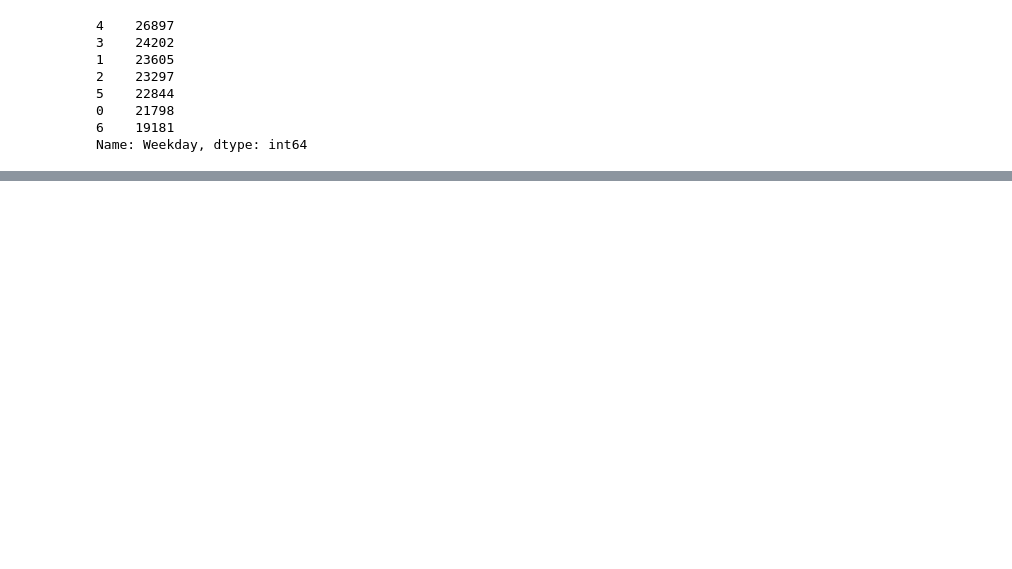
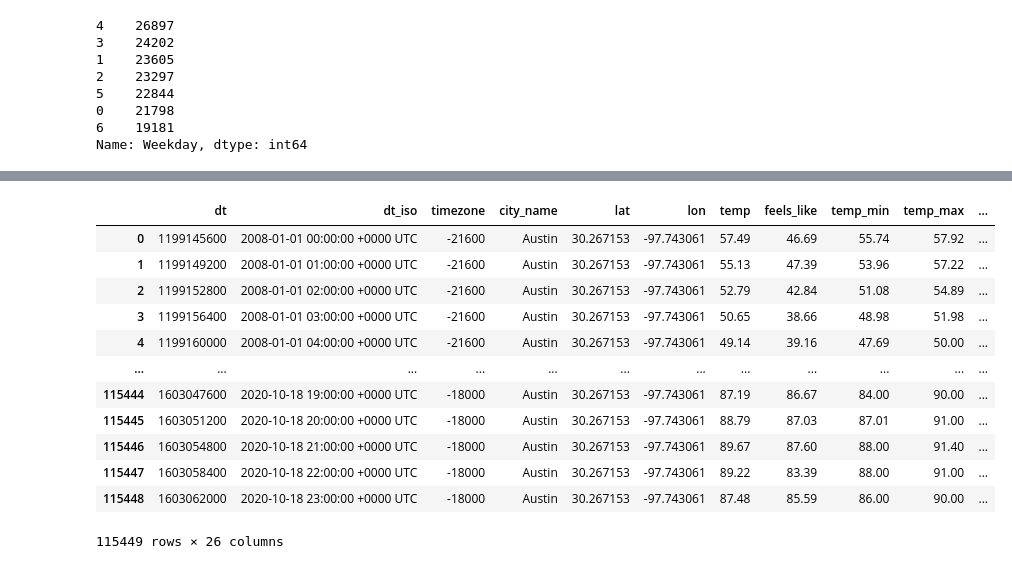
Before and after one commit to JacksonPeoples/Springboard, a Jupyter notebook: CapstoneTwo/DataWrangling.ipynb, the cells around one changed output, grey strips where cells are left out. Drawn from its saved outputs; the diff is of its cells as text; code cells hidden in the pictures; blank space fills up the shorter version.

```diff
--- a/CapstoneTwo/DataWrangling.ipynb
+++ b/CapstoneTwo/DataWrangling.ipynb
@@ -137,0 +207,15 @@ print(crash_data['crash_date'].min())
+# %%
+def del_tz(text):
+    tup = text.partition(' +')
+    return tup[0]
+
+def to_dt(time_string):
+    return pd.to_datetime(time_string)
+
+def cst_conv(time):
+    return time - np.timedelta64(5, 'h')
+
+def time_clean(time_string):
+    return cst_conv(to_dt(del_tz(time_string)))
+# %%
+weather_data['rounded_time'] = weather_data['dt_iso'].apply(time_clean)
@@ -137,0 +382,4 @@ print(crash_data['crash_date'].min())
+# %%
+weath_date_vc = weather_data['rounded_time'].value_counts()
+# %%
+repeat_3 = weath_date_vc.loc[weath_date_vc == 3]
@@ -137,0 +392,16 @@ print(crash_data['crash_date'].min())
+# %%
+weather_data.loc[weather_data['rounded_time'].isin(repeat_3).index]
+# %% [output]
+|  | dt | dt_iso | timezone | city_name | lat | lon | temp | feels_like | temp_min | temp_max | ... |
+| 0 | 1199145600 | 2008-01-01 00:00:00 +0000 UTC | -21600 | Austin | 30.267153 | -97.743061 | 57.49 | 46.69 | 55.74 | 57.92 | ... |
+| 1 | 1199149200 | 2008-01-01 01:00:00 +0000 UTC | -21600 | Austin | 30.267153 | -97.743061 | 55.13 | 47.39 | 53.96 | 57.22 | ... |
+| 2 | 1199152800 | 2008-01-01 02:00:00 +0000 UTC | -21600 | Austin | 30.267153 | -97.743061 | 52.79 | 42.84 | 51.08 | 54.89 | ... |
+| 3 | 1199156400 | 2008-01-01 03:00:00 +0000 UTC | -21600 | Austin | 30.267153 | -97.743061 | 50.65 | 38.66 | 48.98 | 51.98 | ... |
+| 4 | 1199160000 | 2008-01-01 04:00:00 +0000 UTC | -21600 | Austin | 30.267153 | -97.743061 | 49.14 | 39.16 | 47.69 | 50.00 | ... |
+| ... | ... | ... | ... | ... | ... | ... | ... | ... | ... | ... | ... |
+| 115444 | 1603047600 | 2020-10-18 19:00:00 +0000 UTC | -18000 | Austin | 30.267153 | -97.743061 | 87.19 | 86.67 | 84.00 | 90.00 | ... |
+| 115445 | 1603051200 | 2020-10-18 20:00:00 +0000 UTC | -18000 | Austin | 30.267153 | -97.743061 | 88.79 | 87.03 | 87.01 | 91.00 | ... |
+| 115446 | 1603054800 | 2020-10-18 21:00:00 +0000 UTC | -18000 | Austin | 30.267153 | -97.743061 | 89.67 | 87.60 | 88.00 | 91.40 | ... |
+| 115447 | 1603058400 | 2020-10-18 22:00:00 +0000 UTC | -18000 | Austin | 30.267153 | -97.743061 | 89.22 | 83.39 | 88.00 | 91.00 | ... |
+| 115448 | 1603062000 | 2020-10-18 23:00:00 +0000 UTC | -18000 | Austin | 30.267153 | -97.743061 | 87.48 | 85.59 | 86.00 | 90.00 | ... |
+115449 rows × 26 columns
```
Also changed, not shown: parts of 32 cells of this notebook, 10 other files.
